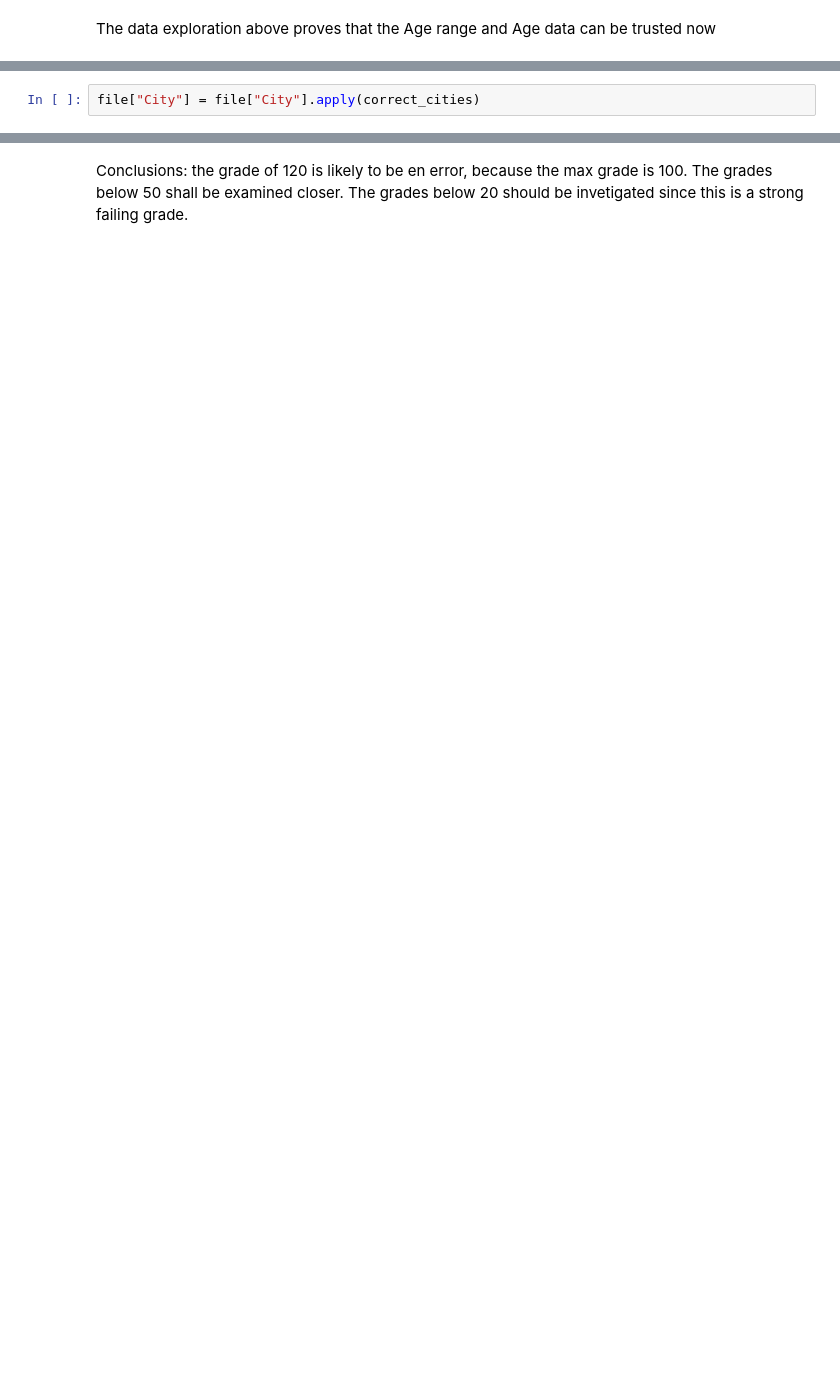
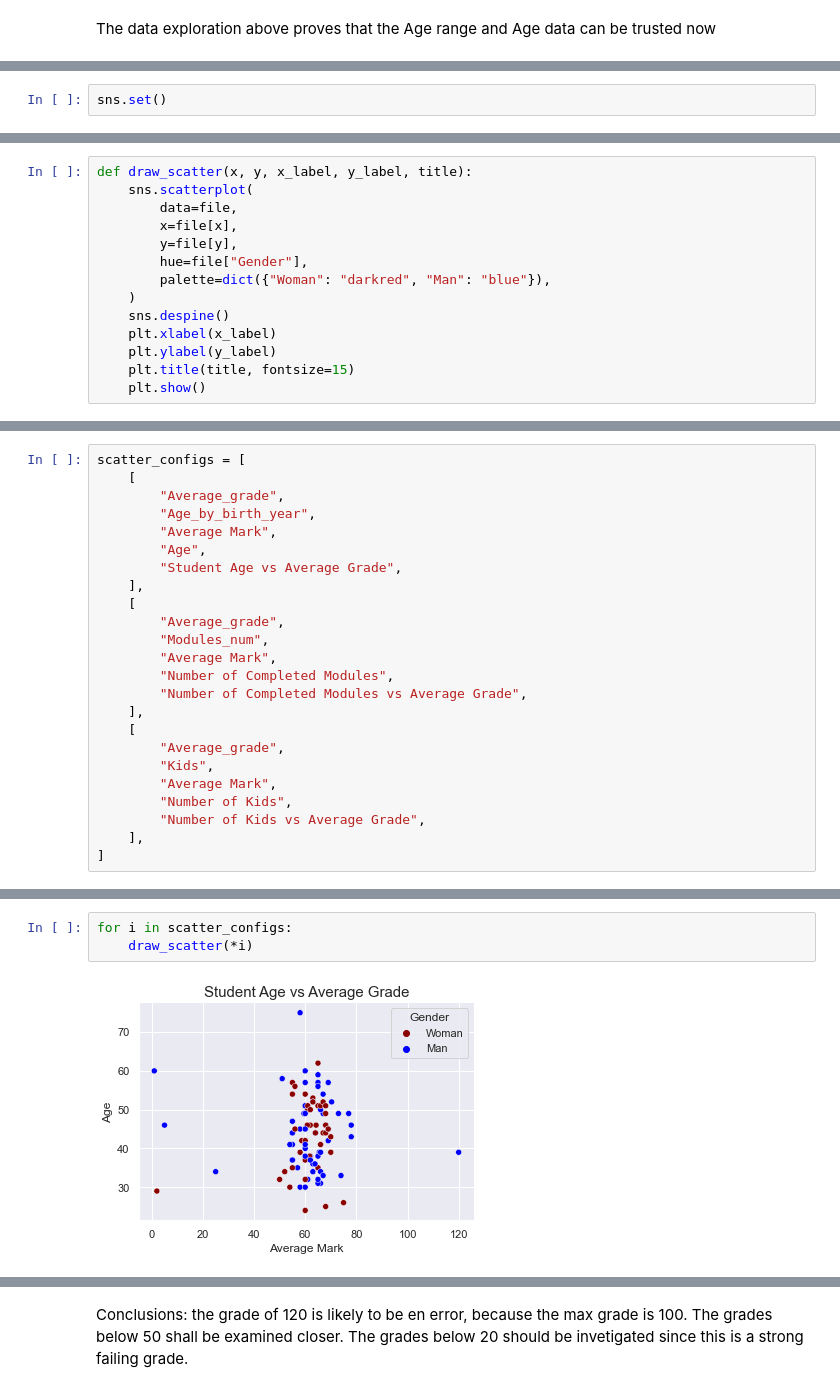
Before and after one commit to ofeliiaB/parental_status_vs_college_performance, a Jupyter notebook: Data_Analytics_Assignment.ipynb, the cells around one changed output, grey strips where cells are left out. Drawn from its saved outputs; the diff is of its cells as text; blank space fills up the shorter version.

Commit message:
calculated correlations, improved visuals

```diff
--- a/Data_Analytics_Assignment.ipynb
+++ b/Data_Analytics_Assignment.ipynb
@@ -275,2 +271,0 @@ The data exploration above proves that the Age range and Age data can be trusted
-# %%
-file["City"] = file["City"].apply(correct_cities)
@@ -289,0 +276,2 @@ Text(0.5, 1.0, 'Student Age and Average Grade')
+# %%
+sns.set()
@@ -289,0 +284,14 @@ Text(0.5, 1.0, 'Student Age and Average Grade')
+# %%
+def draw_scatter(x, y, x_label, y_label, title):
+    sns.scatterplot(
+        data=file,
+        x=file[x],
+        y=file[y],
+        hue=file["Gender"],
+        palette=dict({"Woman": "darkred", "Man": "blue"}),
+    )
+    sns.despine()
+    plt.xlabel(x_label)
+    plt.ylabel(y_label)
+    plt.title(title, fontsize=15)
+    plt.show()
@@ -289,0 +302,24 @@ Text(0.5, 1.0, 'Student Age and Average Grade')
+# %%
+scatter_configs = [
+    [
+        "Average_grade",
+        "Age_by_birth_year",
+        "Average Mark",
+        "Age",
+        "Student Age vs Average Grade",
+    ],
+    [
+        "Average_grade",
+        "Modules_num",
+        "Average Mark",
+        "Number of Completed Modules",
+        "Number of Completed Modules vs Average Grade",
+    ],
+    [
+        "Average_grade",
+        "Kids",
+        "Average Mark",
+        "Number of Kids",
+        "Number of Kids vs Average Grade",
+    ],
+]
@@ -289,0 +330,5 @@ Text(0.5, 1.0, 'Student Age and Average Grade')
+# %%
+for i in scatter_configs:
+    draw_scatter(*i)
+# %% [output]
+[figure, added]
```
Also changed, not shown: parts of 108 cells of this notebook.
